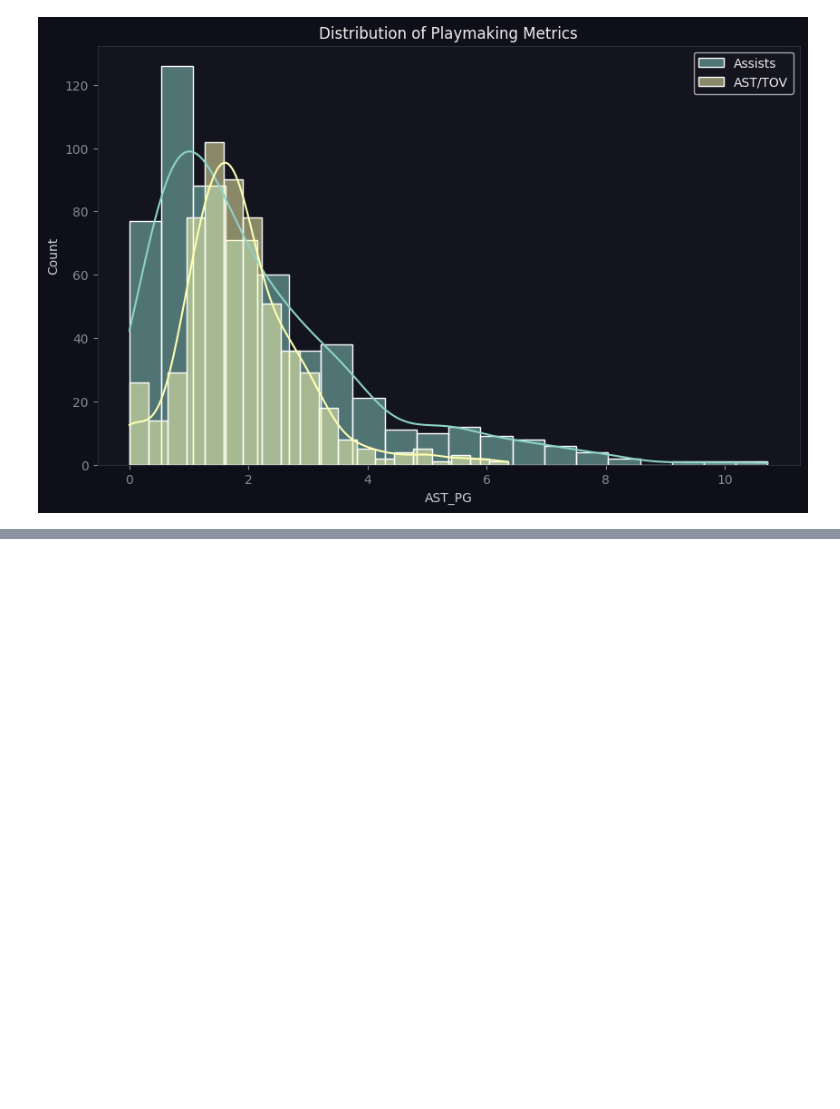
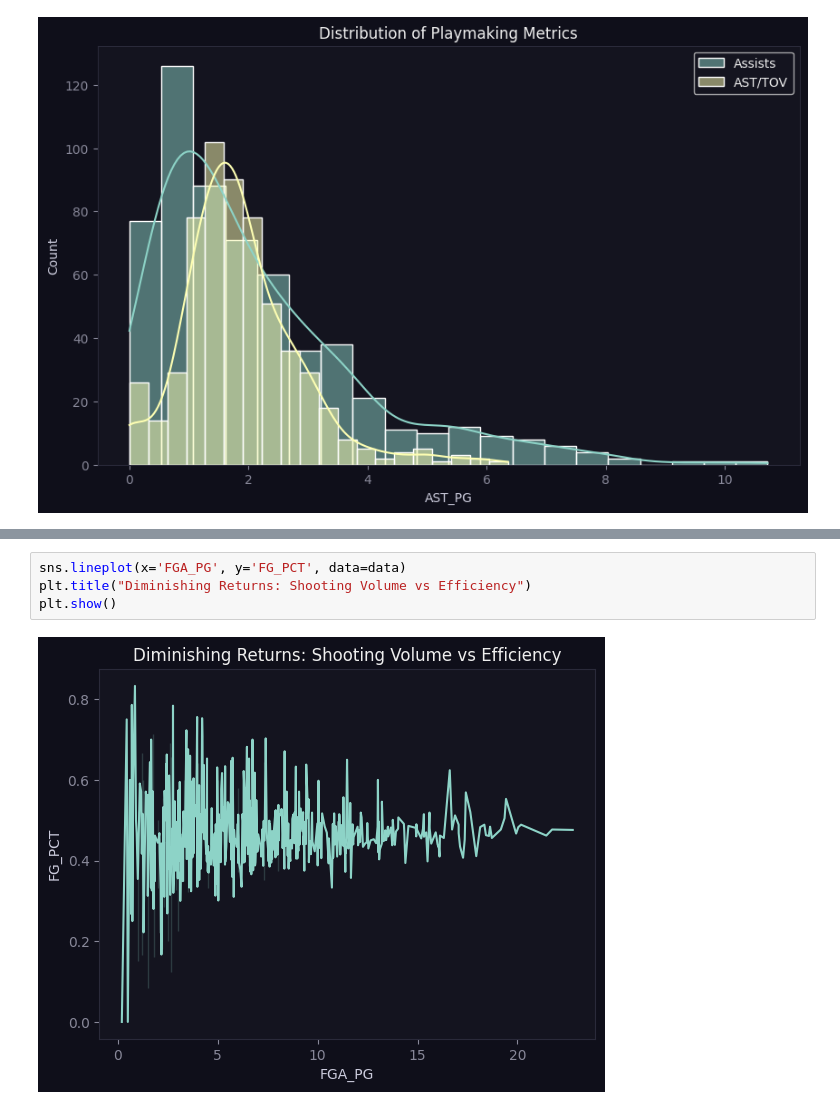
Before and after one commit to whunotexplain/data_nba_players_analyze, a Jupyter notebook: data_nba_players.ipynb, the cells around one changed output, grey strips where cells are left out. Saved outputs shown, nothing was run; the diff lists cells and outputs as text; blank space fills up the shorter version.

```diff
--- a/data_nba_players.ipynb
+++ b/data_nba_players.ipynb
@@ -174,0 +206,6 @@ plt.show()
+# %%
+sns.lineplot(x='FGA_PG', y='FG_PCT', data=data)
+plt.title("Diminishing Returns: Shooting Volume vs Efficiency")
+plt.show()
+# %% [output]
+[figure, added]
```
Also changed, not shown: parts of 18 cells of this notebook.
